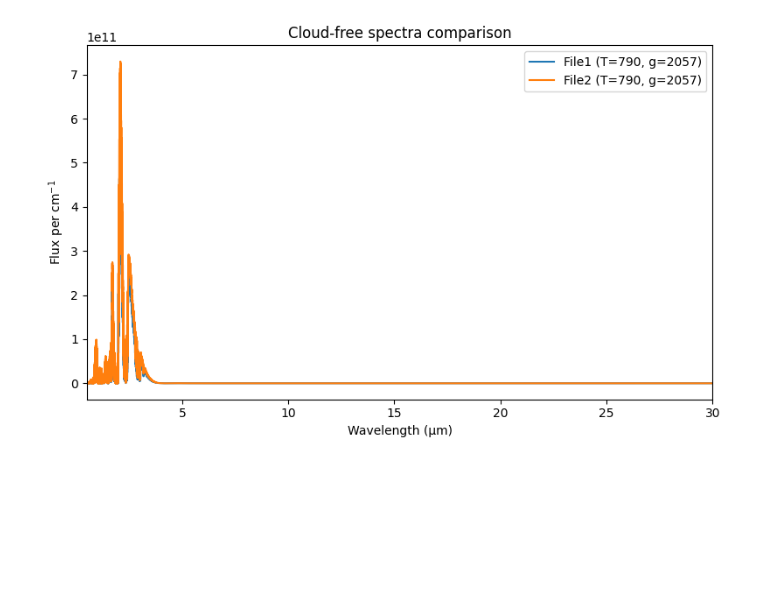
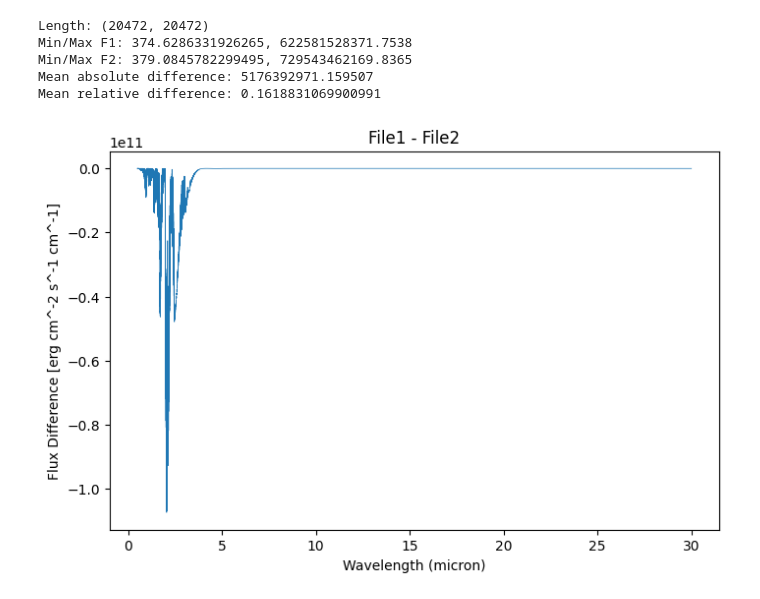
Before and after one commit to amedina-astr/NN_project, a Jupyter notebook: cloudy_spectra_code/bd_spectravis.ipynb, the cells around one changed output. Cells and saved outputs as stored; diff of their text form; code cells hidden in the pictures; blank space fills up the shorter version.

```diff
--- a/cloudy_spectra_code/bd_spectravis.ipynb
+++ b/cloudy_spectra_code/bd_spectravis.ipynb
@@ -46,15 +41,0 @@ T2, g2 = clfree_name(file2)
-# %%
-import matplotlib.pyplot as plt
-
-plt.figure(figsize=(8,5))
-plt.plot(wl1, F1, lw=1.5, label=f"File1 (T={T1:.0f}, g={g1:.0f})")
-plt.plot(wl2, F2, lw=1.5, label=f"File2 (T={T2:.0f}, g={g2:.0f})")
-plt.xlim(0.5, 30)
-plt.xlabel("Wavelength (μm)")
-plt.ylabel("Flux per cm$^{-1}$")
-plt.title("Cloud-free spectra comparison")
-plt.legend()
-plt.tight_layout()
-plt.show()
-# %% [output]
-[figure, removed]
@@ -110,0 +95,28 @@ clT2, cg2, fsed2, kzz2, clouds2 = cloudy_name(cloudfile2)
+# %%
+##### STATS
+
+print(f"Length: {len(F1), len(F2)}")
+print(f"Min/Max F1: {np.min(F1)}, {np.max(F1)}")
+print(f"Min/Max F2: {np.min(F2)}, {np.max(F2)}")
+
+# Differences
+diff_abs = F1 - F2
+diff_rel = diff_abs / F1
+
+print(f"Mean absolute difference: {np.mean(np.abs(diff_abs))}")
+print(f"Mean relative difference: {np.mean(np.abs(diff_rel))}")
+
+# Difference spectrum
+plt.figure(figsize=(8,5))
+plt.plot(wl1, diff_abs, lw=0.5)
+plt.xlabel("Wavelength (micron)")
+plt.ylabel("Flux Difference [erg cm^-2 s^-1 cm^-1]")
+plt.title("File1 - File2")
+plt.show()
+# %% [output]
+Length: (20472, 20472)
+Min/Max F1: 374.6286331926265, 622581528371.7538
+Min/Max F2: 379.0845782299495, 729543462169.8365
+Mean absolute difference: 5176392971.159507
+Mean relative difference: 0.1618831069900991
+[figure, added]
```
Also changed, not shown: parts of 8 cells of this notebook, 8 other files.
